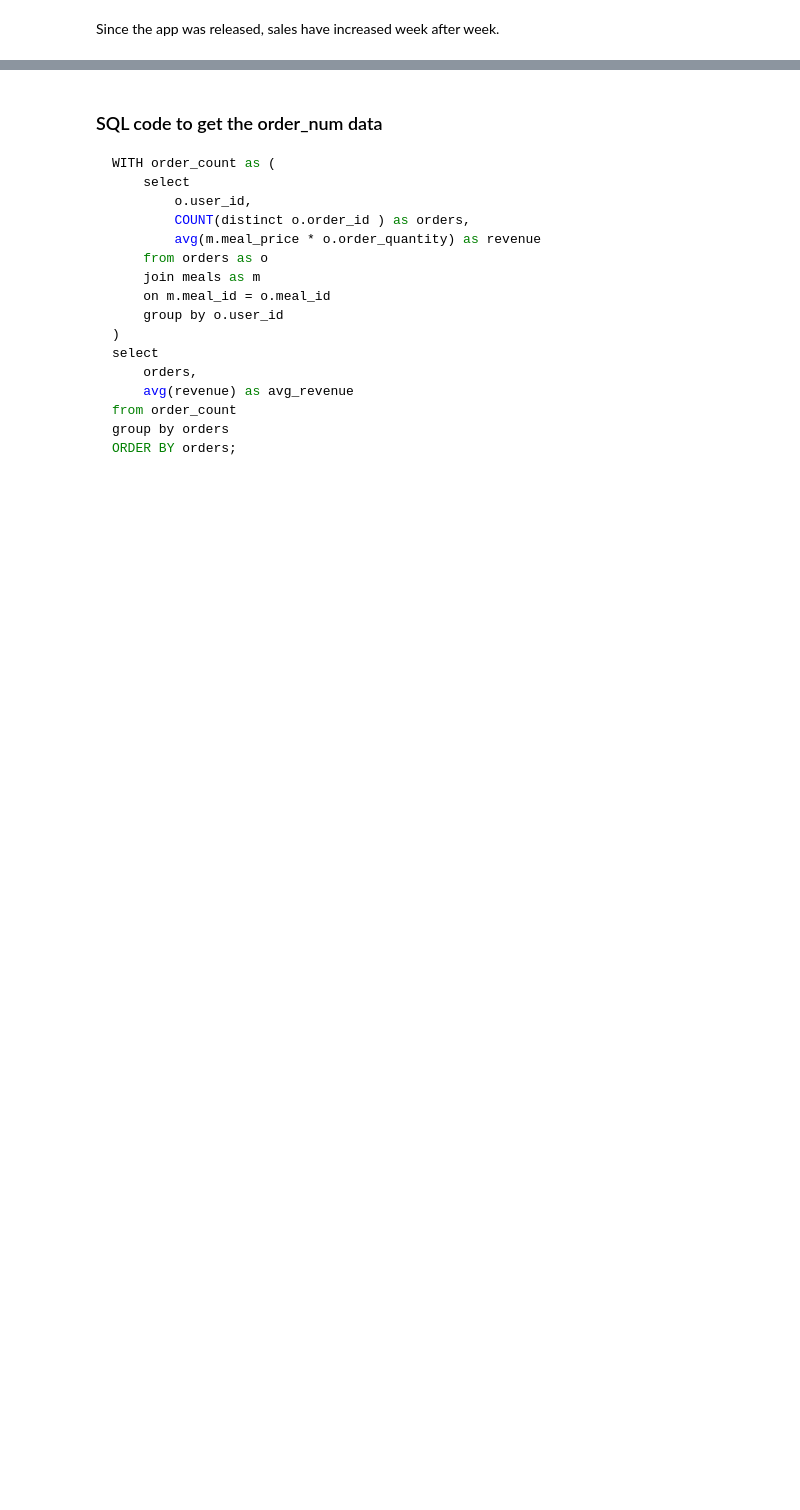
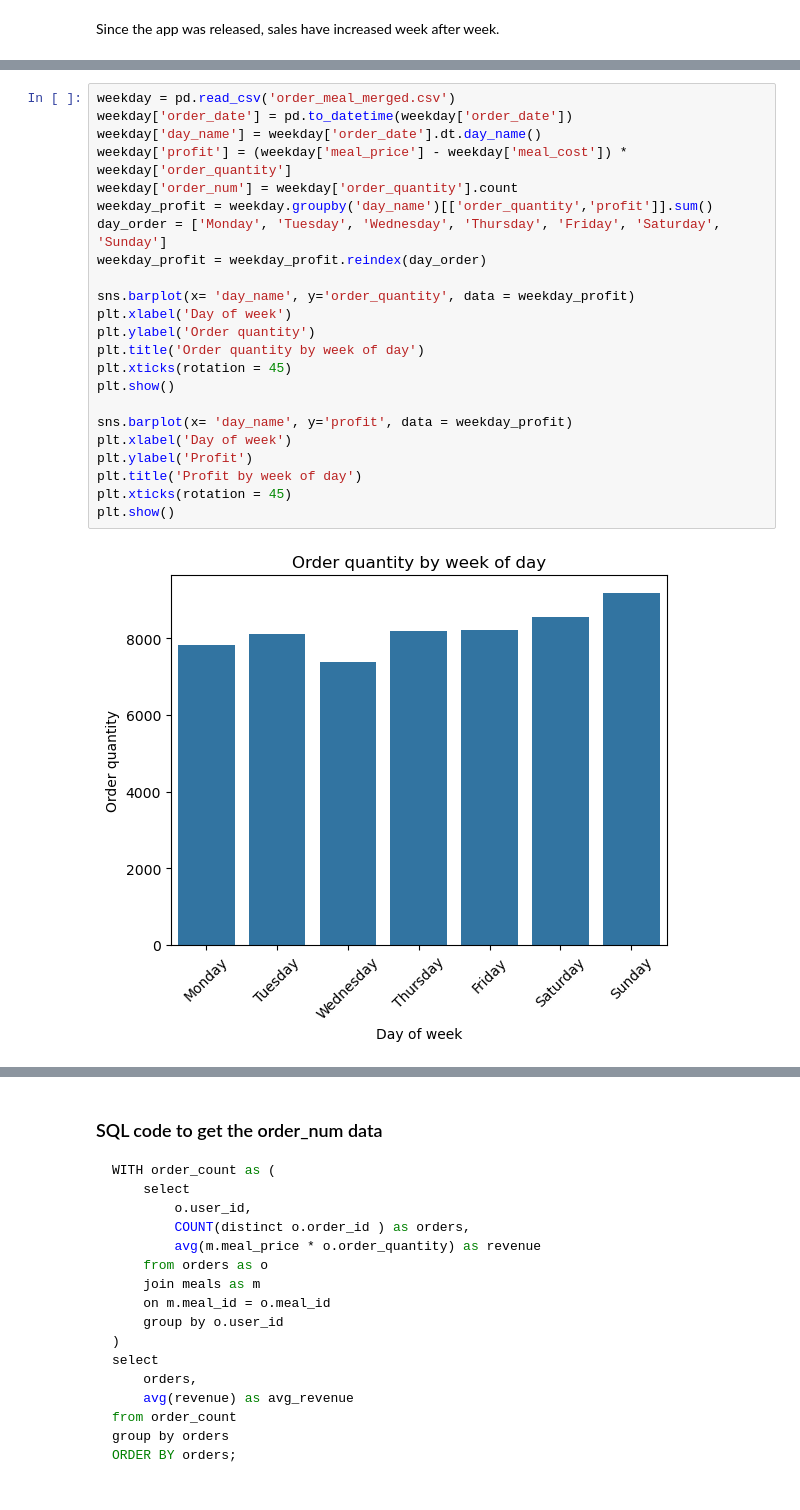
Before and after one commit to kensuke0529/Food-Delivery-App-Sales-Analysis-Project, a Jupyter notebook: csv_file/visualization.ipynb, the cells around one changed output, grey strips where cells are left out. Saved outputs shown, nothing was run; the diff lists cells and outputs as text; blank space fills up the shorter version.

```diff
--- a/csv_file/visualization.ipynb
+++ b/csv_file/visualization.ipynb
@@ -61,3 +58,28 @@ ax.set_ylabel('Profit Margin (Profit/Revenue)')
 plt.show()
 # %% [output]
 [figure]
+# %%
+weekday = pd.read_csv('order_meal_merged.csv')
+weekday['order_date'] = pd.to_datetime(weekday['order_date'])
+weekday['day_name'] = weekday['order_date'].dt.day_name()
+weekday['profit'] = (weekday['meal_price'] - weekday['meal_cost']) * weekday['order_quantity']
+weekday['order_num'] = weekday['order_quantity'].count
+weekday_profit = weekday.groupby('day_name')[['order_quantity','profit']].sum()
+day_order = ['Monday', 'Tuesday', 'Wednesday', 'Thursday', 'Friday', 'Saturday', 'Sunday']
+weekday_profit = weekday_profit.reindex(day_order)
+
+sns.barplot(x= 'day_name', y='order_quantity', data = weekday_profit)
+plt.xlabel('Day of week')
+plt.ylabel('Order quantity')
+plt.title('Order quantity by week of day')
+plt.xticks(rotation = 45)
+plt.show()
+
+sns.barplot(x= 'day_name', y='profit', data = weekday_profit)
+plt.xlabel('Day of week')
+plt.ylabel('Profit')
+plt.title('Profit by week of day')
+plt.xticks(rotation = 45)
+plt.show()
+# %% [output]
+[figure, added]
```
Also changed, not shown: parts of 6 cells of this notebook.
